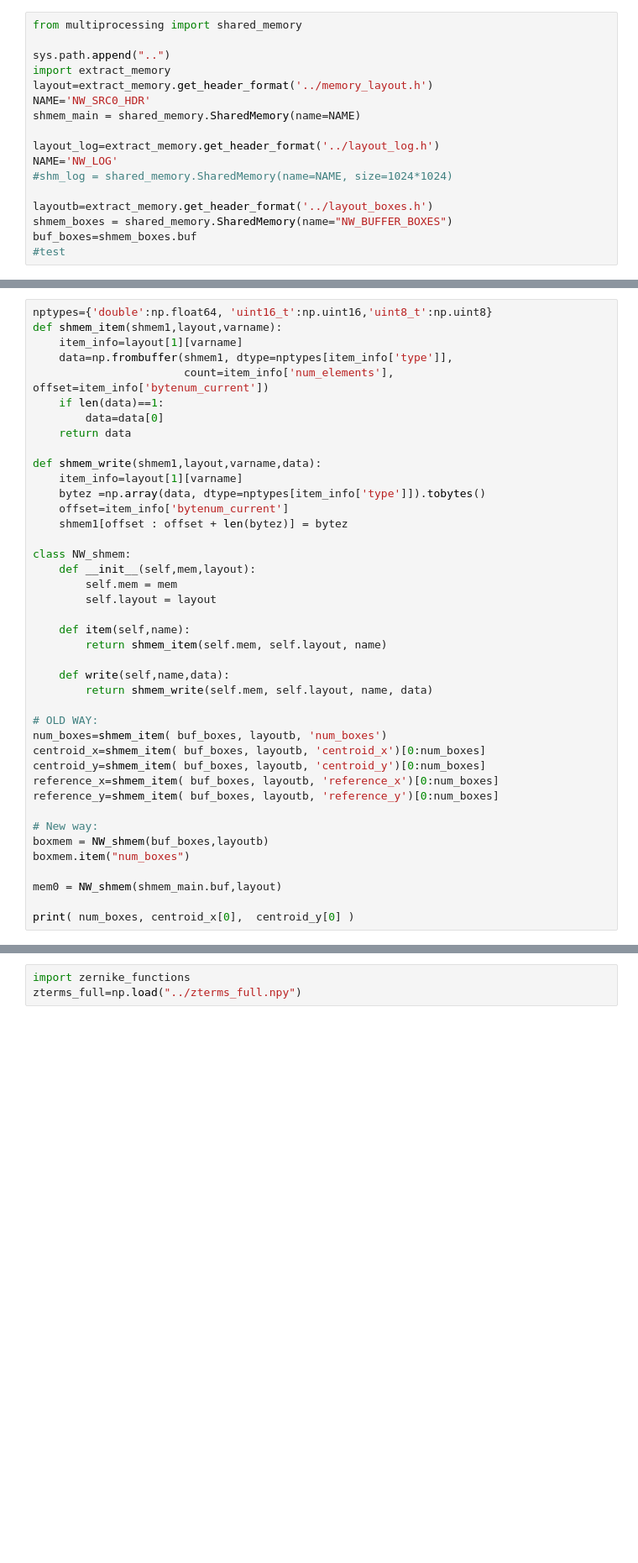
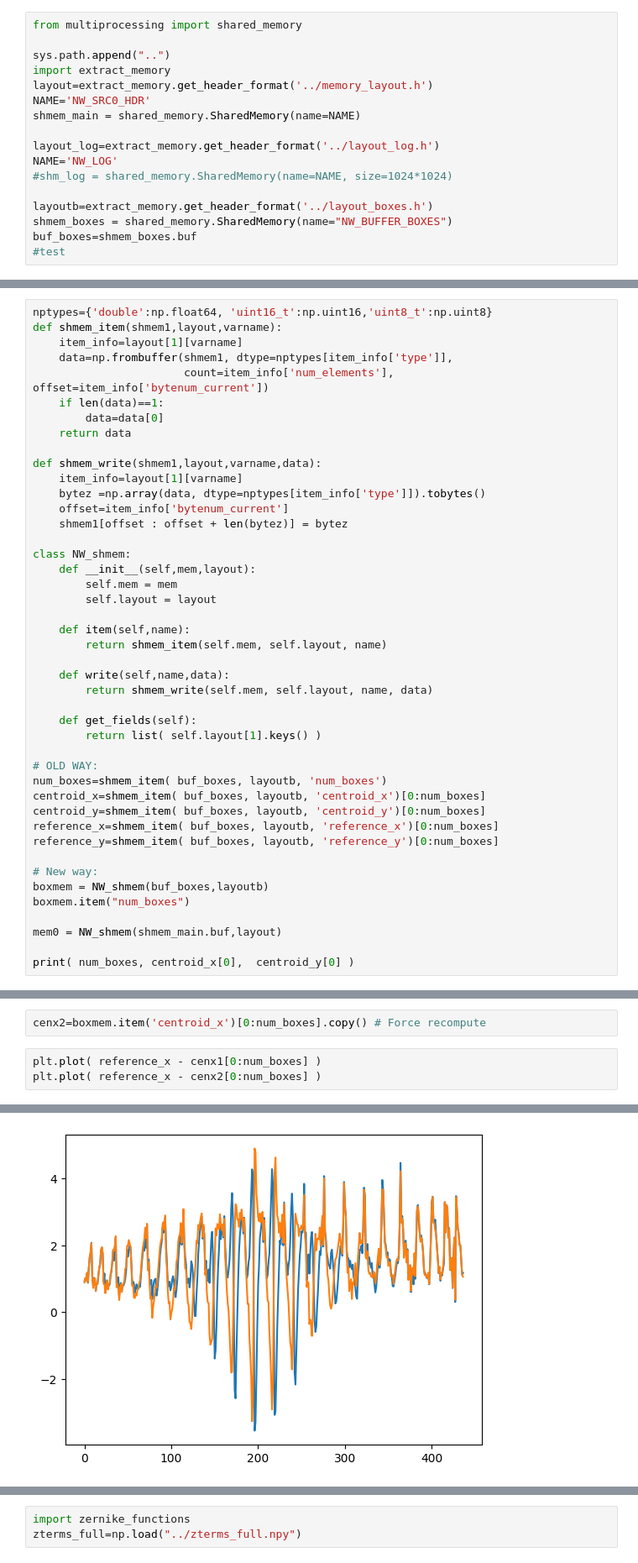
Before and after one commit to YoonOpticsLab/nextwave, a Jupyter notebook: dev/shmem_zernikes.ipynb, the cells around one changed output, grey strips where cells are left out. Shown at 84% size. Drawn from its saved outputs; the diff is of its cells as text; blank space fills up the shorter version.

```diff
--- a/dev/shmem_zernikes.ipynb
+++ b/dev/shmem_zernikes.ipynb
@@ -55,6 +63,9 @@ class NW_shmem:
     def write(self,name,data):
         return shmem_write(self.mem, self.layout, name, data)
 
+    def get_fields(self):
+        return list( self.layout[1].keys() )
+
 # OLD WAY:
 num_boxes=shmem_item( buf_boxes, layoutb, 'num_boxes')
 centroid_x=shmem_item( buf_boxes, layoutb, 'centroid_x')[0:num_boxes]
@@ -75,0 +93,6 @@ cd c:\code\nextwave\dev
+# %%
+cenx2=boxmem.item('centroid_x')[0:num_boxes].copy() # Force recompute
+# %%
+plt.plot( reference_x - cenx1[0:num_boxes] )
+plt.plot( reference_x - cenx2[0:num_boxes] )
+# %% [output]
@@ -75,0 +100 @@ cd c:\code\nextwave\dev
+[figure, added]
```
Also changed, not shown: parts of 26 cells of this notebook, 1 other file.
